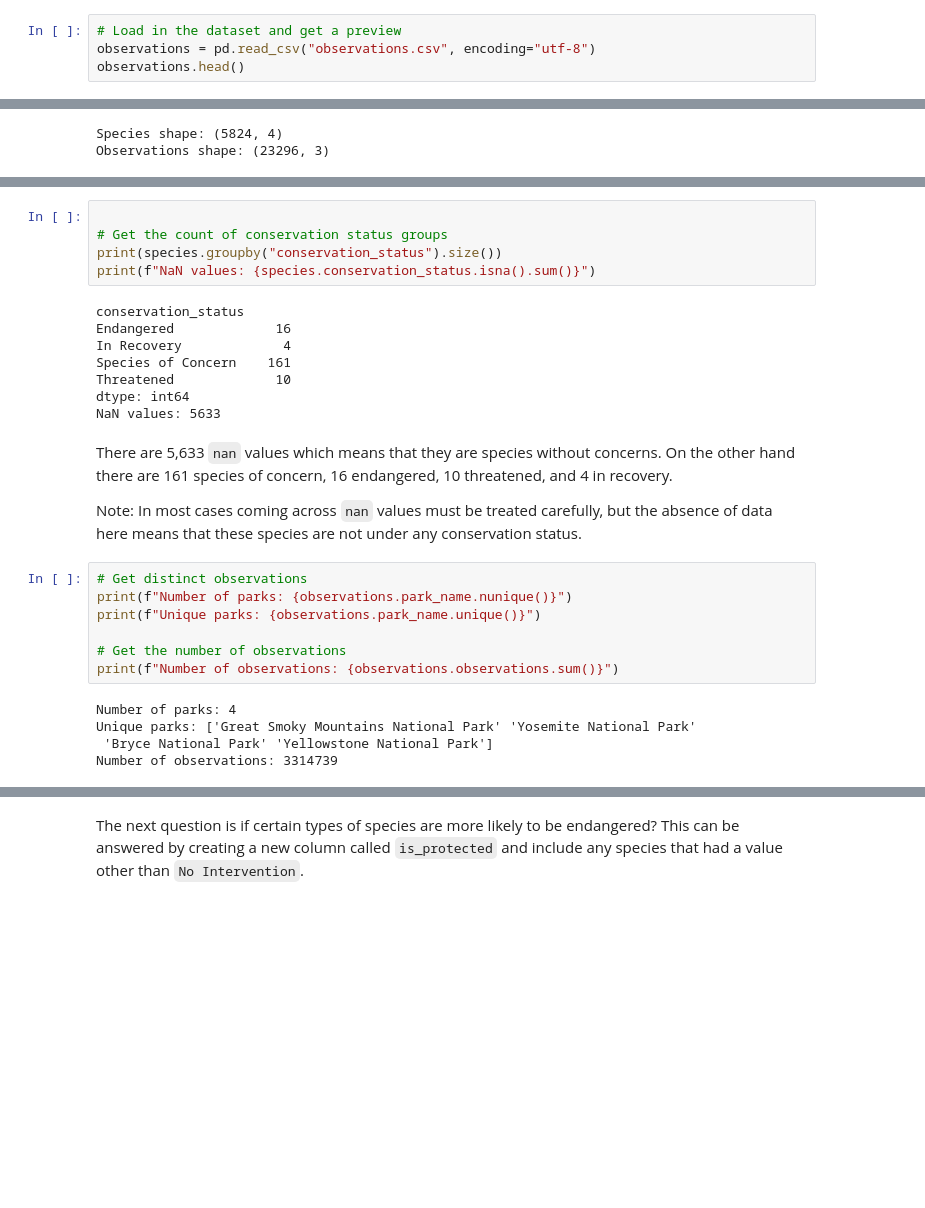
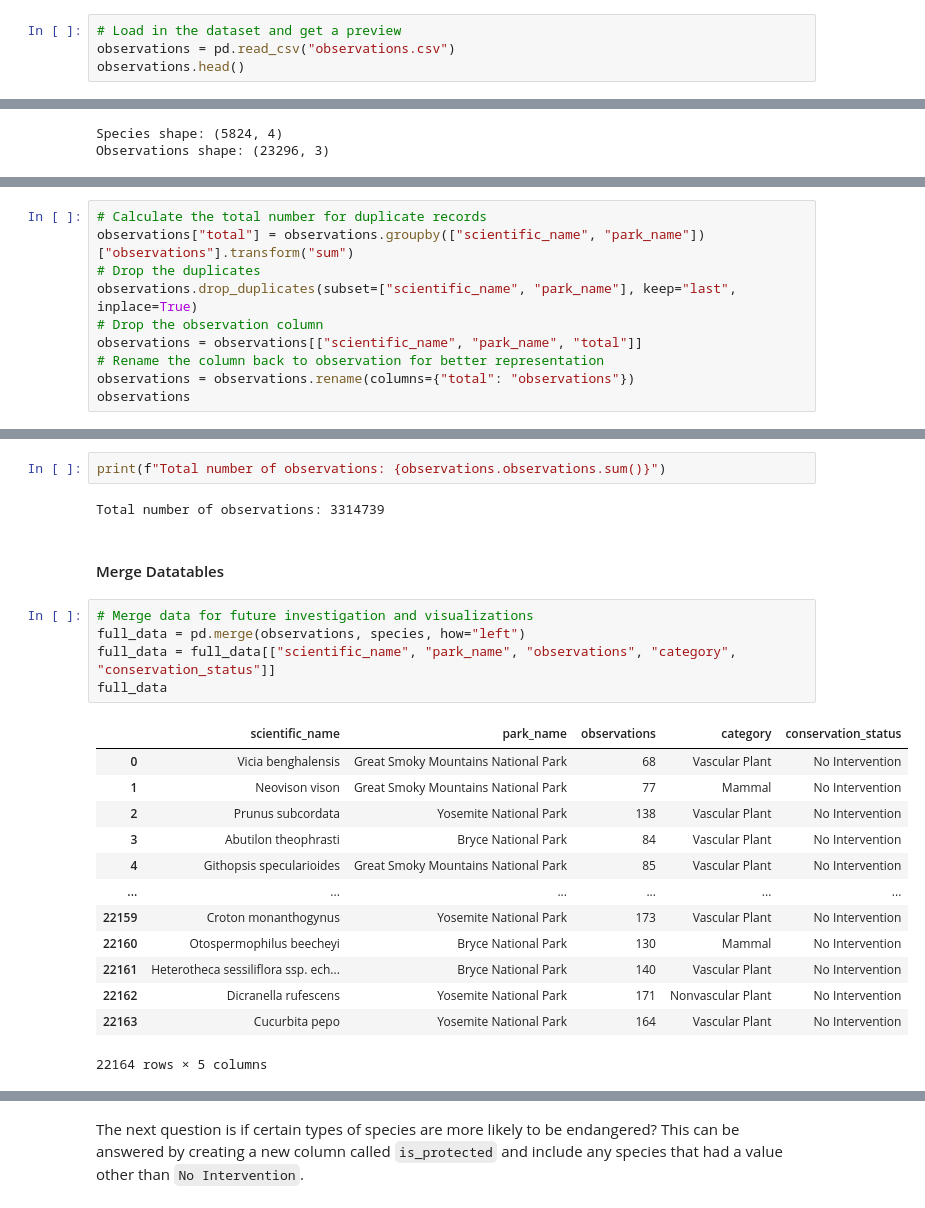
Before and after one commit to soyuz108/Visualization.-Biodiversity, a Jupyter notebook: viz_biodiversity.ipynb, the cells around one changed output, grey strips where cells are left out. Drawn from its saved outputs; the diff is of its cells as text; blank space fills up the shorter version.

```diff
--- a/viz_biodiversity.ipynb
+++ b/viz_biodiversity.ipynb
@@ -47,7 +42,7 @@ species.head()
 | 4 | Mammal | Cervus elaphus | Wapiti Or Elk | NaN |
 # %%
 # Load in the dataset and get a preview
-observations = pd.read_csv("observations.csv", encoding="utf-8")
+observations = pd.read_csv("observations.csv")
 observations.head()
 # %% [output]
 |  | scientific_name | park_name | observations |
@@ -65,0 +110,10 @@ Observations shape: (23296, 3)
+# %%
+# Calculate the total number for duplicate records
+observations["total"] = observations.groupby(["scientific_name", "park_name"])["observations"].transform("sum")
+# Drop the duplicates
+observations.drop_duplicates(subset=["scientific_name", "park_name"], keep="last", inplace=True)
+# Drop the observation column
+observations = observations[["scientific_name", "park_name", "total"]]
+# Rename the column back to observation for better representation
+observations = observations.rename(columns={"total": "observations"})
+observations
@@ -97,30 +179,26 @@ Unique conservation statuses: [nan 'Species of Concern' 'Endangered' 'Threatened
-# %%
-
-# Get the count of conservation status groups
-print(species.groupby("conservation_status").size())
-print(f"NaN values: {species.conservation_status.isna().sum()}")
-# %% [output]
-conservation_status
-Endangered             16
-In Recovery             4
-Species of Concern    161
-Threatened             10
-dtype: int64
-NaN values: 5633
-# %% [markdown]
-There are 5,633 `nan` values which means that they are species without concerns. On the other hand there are 161 species of concern, 16 endangered, 10 threatened, and 4 in recovery.
-
-Note: In most cases coming across `nan` values must be treated carefully, but the absence of data here means that these species are not under any conservation status.
-# %%
-# Get distinct observations
-print(f"Number of parks: {observations.park_name.nunique()}")
-print(f"Unique parks: {observations.park_name.unique()}")
-
-# Get the number of observations
-print(f"Number of observations: {observations.observations.sum()}")
-# %% [output]
-Number of parks: 4
-Unique parks: ['Great Smoky Mountains National Park' 'Yosemite National Park'
- 'Bryce National Park' 'Yellowstone National Park']
-Number of observations: 3314739
+# %%
+print(f"Total number of observations: {observations.observations.sum()}")
+# %% [output]
+Total number of observations: 3314739
+# %% [markdown]
+#### Merge Datatables
+# %%
+# Merge data for future investigation and visualizations
+full_data = pd.merge(observations, species, how="left")
+full_data = full_data[["scientific_name", "park_name", "observations", "category", "conservation_status"]]
+full_data
+# %% [output]
+|  | scientific_name | park_name | observations | category | conservation_status |
+| 0 | Vicia benghalensis | Great Smoky Mountains National Park | 68 | Vascular Plant | No Intervention |
+| 1 | Neovison vison | Great Smoky Mountains National Park | 77 | Mammal | No Intervention |
+| 2 | Prunus subcordata | Yosemite National Park | 138 | Vascular Plant | No Intervention |
+| 3 | Abutilon theophrasti | Bryce National Park | 84 | Vascular Plant | No Intervention |
+| 4 | Githopsis specularioides | Great Smoky Mountains National Park | 85 | Vascular Plant | No Intervention |
+| ... | ... | ... | ... | ... | ... |
+| 22159 | Croton monanthogynus | Yosemite National Park | 173 | Vascular Plant | No Intervention |
+| 22160 | Otospermophilus beecheyi | Bryce National Park | 130 | Mammal | No Intervention |
+| 22161 | Heterotheca sessiliflora ssp. ech... | Bryce National Park | 140 | Vascular Plant | No Intervention |
+| 22162 | Dicranella rufescens | Yosemite National Park | 171 | Nonvascular Plant | No Intervention |
+| 22163 | Cucurbita pepo | Yosemite National Park | 164 | Vascular Plant | No Intervention |
+22164 rows × 5 columns
 # %% [markdown]
```
Also changed, not shown: parts of 21 cells of this notebook.
